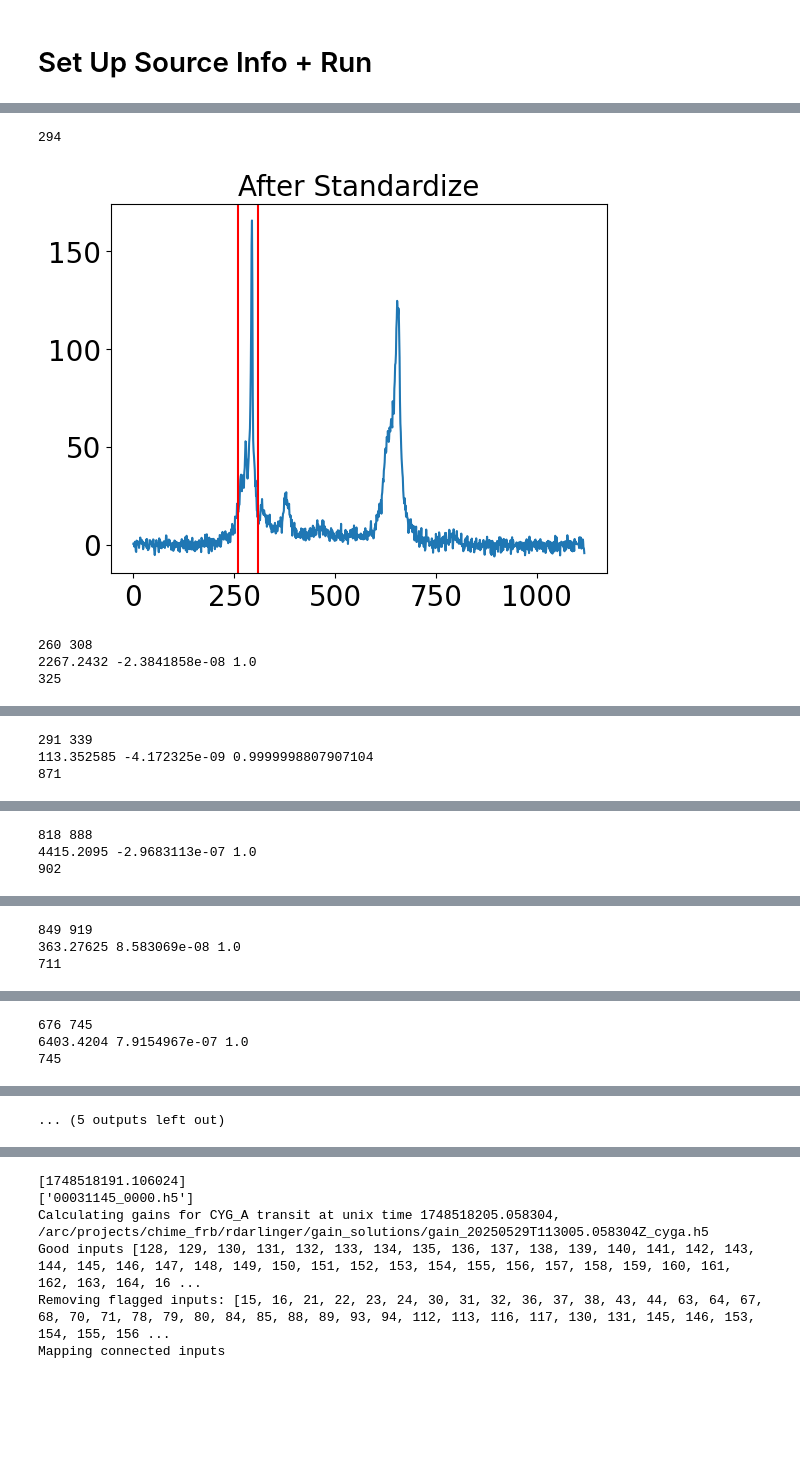
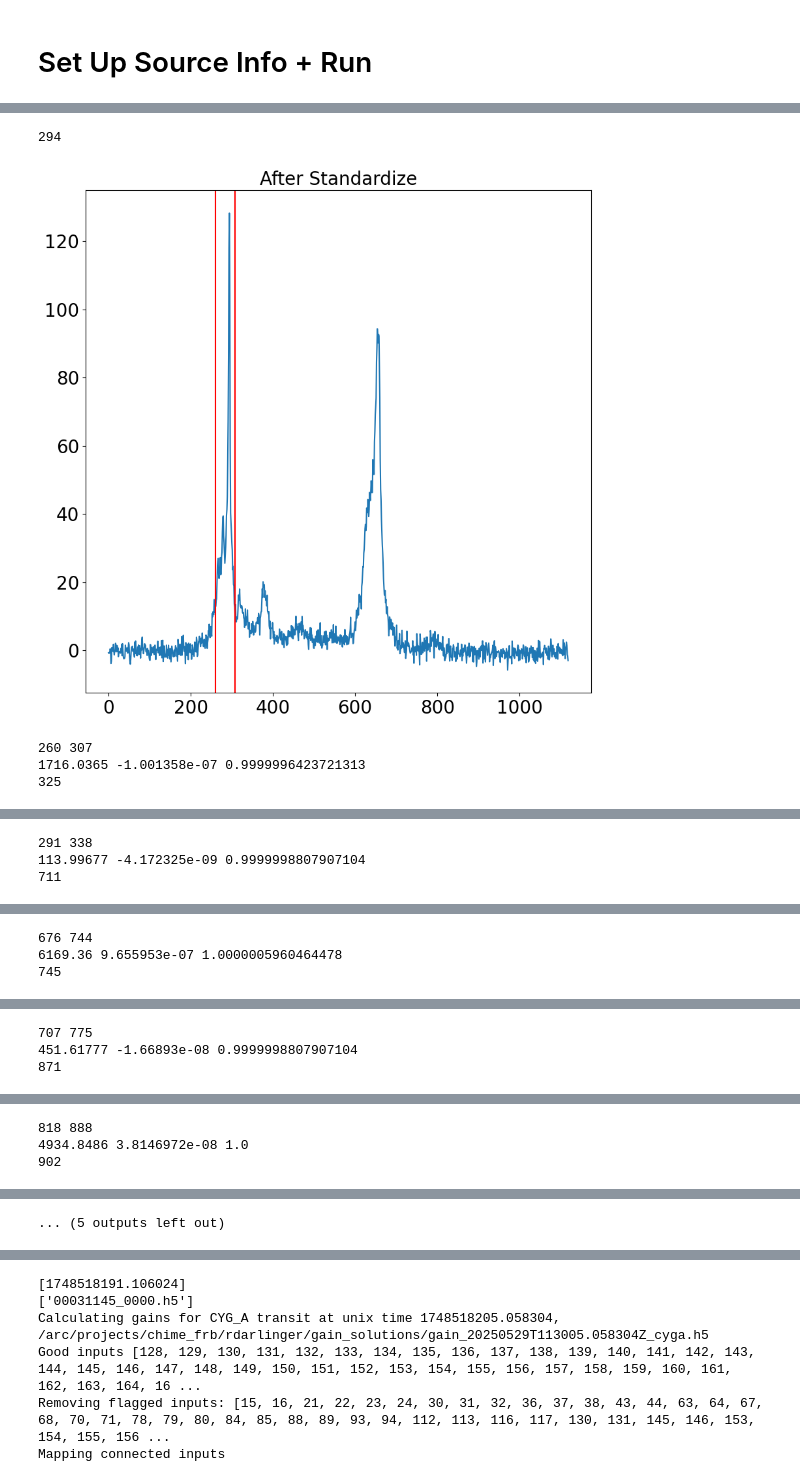
Before and after one commit to rdarlinger/gbo_sensitivity, a Jupyter notebook: gain_test_pulsar.ipynb, the cells around one changed output, grey strips where cells are left out. Drawn from its saved outputs; the diff is of its cells as text; code cells hidden in the pictures; blank space fills up the shorter version.

```diff
--- a/gain_test_pulsar.ipynb
+++ b/gain_test_pulsar.ipynb
@@ -95,5 +95,5 @@ from sensitivity import *
 # %% [markdown]
 # Set Up Source Info + Run
 # %%
-event_ids = [428880218, 426696759, 414512181, 404366634] # [429226232,425339960,411930148,404760169]  # #412300367,[425339960]#,425324543]#[429226232,427770261,427902043,426969735]
+event_ids = [428880218, 414512181, 426696759, 404366634] #[428880218, 426696759, 414512181, 404366634] # [429226232,425339960,411930148,404760169]  # #412300367,[425339960]#,425324543]#[429226232,427770261,427902043,426969735]
 # %%
@@ -101,9 +155,9 @@ dates_gbo=process_events(event_ids, "gbo")
 # %%
 for event in event_ids:
-    SNR(event)
+    SNR(event, "SNR_B0329+54_high.csv", "/arc/projects/chime_frb/rdarlinger/power.h5")
 # %% [output]
 294
-[figure, old version]
+[figure, new version]
-260 308
-2267.2432 -2.3841858e-08 1.0
+260 307
+1716.0365 -1.001358e-07 0.9999996423721313
 325
@@ -111,3 +165,3 @@ for event in event_ids:
-291 339
-113.352585 -4.172325e-09 0.9999998807907104
-871
+291 338
+113.99677 -4.172325e-09 0.9999998807907104
+711
@@ -115,3 +169,3 @@ for event in event_ids:
-818 888
-4415.2095 -2.9683113e-07 1.0
-902
+676 744
+6169.36 9.655953e-07 1.0000005960464478
+745
@@ -119,3 +173,3 @@ for event in event_ids:
-849 919
-363.27625 8.583069e-08 1.0
-711
+707 775
+451.61777 -1.66893e-08 0.9999998807907104
+871
@@ -123,3 +177,3 @@ for event in event_ids:
-676 745
-6403.4204 7.9154967e-07 1.0
-745
+818 888
+4934.8486 3.8146972e-08 1.0
+902
```
Also changed, not shown: parts of 9 cells of this notebook, 1 other file.
